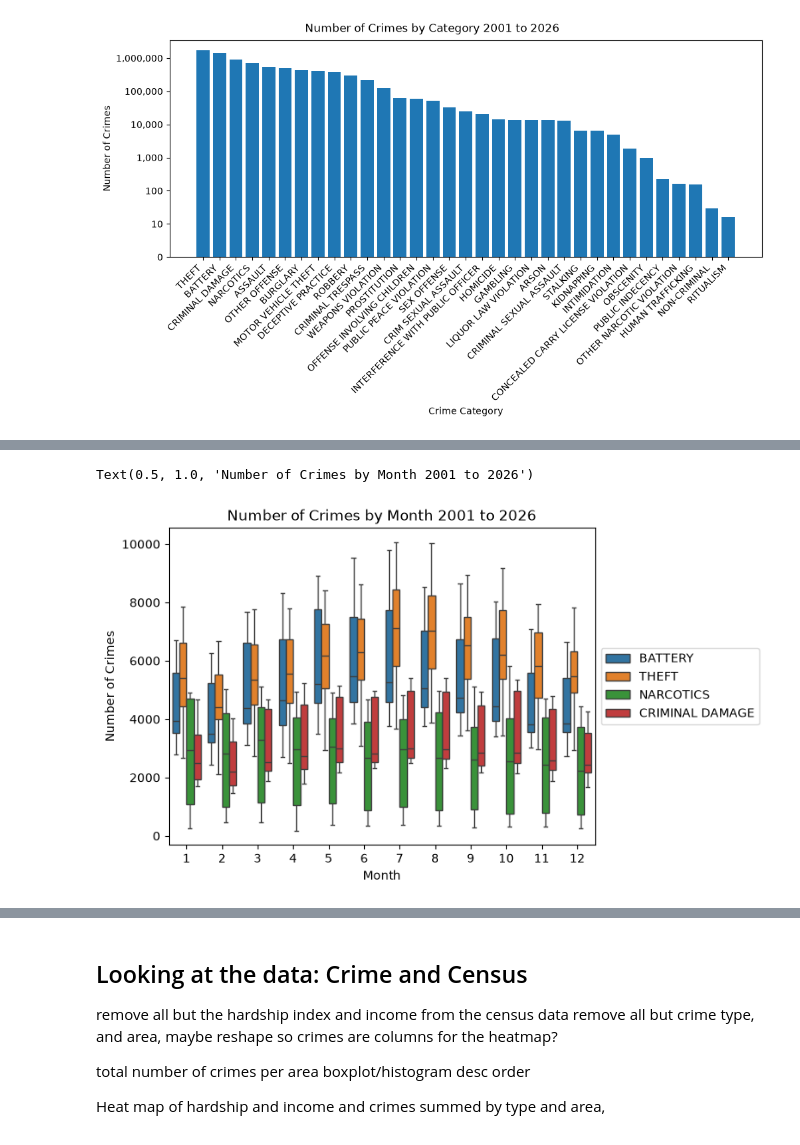
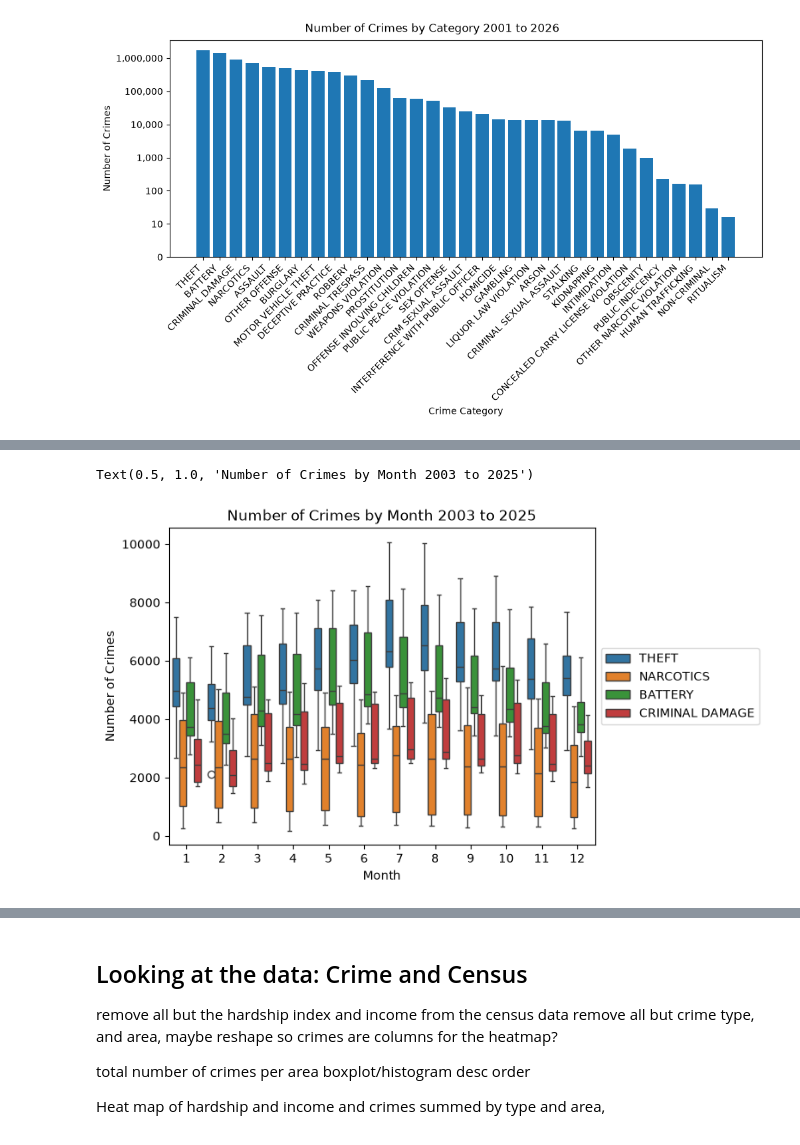
Before and after one commit to ogladr-kjarr/learning-EDA-with-Python, a Jupyter notebook: ChicagoCrimeSocioEconomicData.ipynb, the cells around one changed output, grey strips where cells are left out. Drawn from its saved outputs; the diff is of its cells as text; code cells hidden in the pictures.

```diff
--- a/ChicagoCrimeSocioEconomicData.ipynb
+++ b/ChicagoCrimeSocioEconomicData.ipynb
@@ -154,27 +158,31 @@ What block has the highest level of crimes
 # %%
+# Parse the date-time column to allow extraction of datetime based attributes
 dated_crime_df = crime_df.with_columns(
     pl.col("Date").str.to_datetime("%m/%d/%Y %I:%M:%S %p").alias("dt")
 )
 
+# Create month and year columns, sum all crimes grouped by these and the primary type column,
+# filter out the crimes and years we don't want.
 yearly_monthly_crime_df = dated_crime_df.with_columns(
     (pl.col(name="dt").dt.month().alias("bucket_month")),
     (pl.col("dt").dt.year().alias("bucket_year"))
 ).group_by(
     ["PrimaryType", "bucket_year", "bucket_month"]
 ).len("NumberOfCrimes").filter(
     (pl.col("PrimaryType").is_in(["THEFT", "BATTERY", "CRIMINAL DAMAGE", "NARCOTICS"])) &
-    (pl.col("bucket_year") < 2026)
+    (pl.col("bucket_year").is_between(2003, 2025))
 ).collect()
 
+# Create a df that simply has the number of crimes per primary type each year
 yearly_crime_df = yearly_monthly_crime_df.drop("bucket_month").group_by(
     ["PrimaryType", "bucket_year"]
 ).sum()
 
 ax = sns.boxplot(data=yearly_monthly_crime_df, x="bucket_month", y="NumberOfCrimes", hue="PrimaryType")
 ax.legend(loc='center left', bbox_to_anchor=(1, 0.5))
 ax.set_xlabel("Month")
 ax.set_ylabel("Number of Crimes")
-ax.set_title("Number of Crimes by Month 2001 to 2026")
+ax.set_title("Number of Crimes by Month 2003 to 2025")
 # %% [output]
-Text(0.5, 1.0, 'Number of Crimes by Month 2001 to 2026')
+Text(0.5, 1.0, 'Number of Crimes by Month 2003 to 2025')
-[figure, old version]
+[figure, new version]
```
Also changed, not shown: parts of 12 cells of this notebook.
